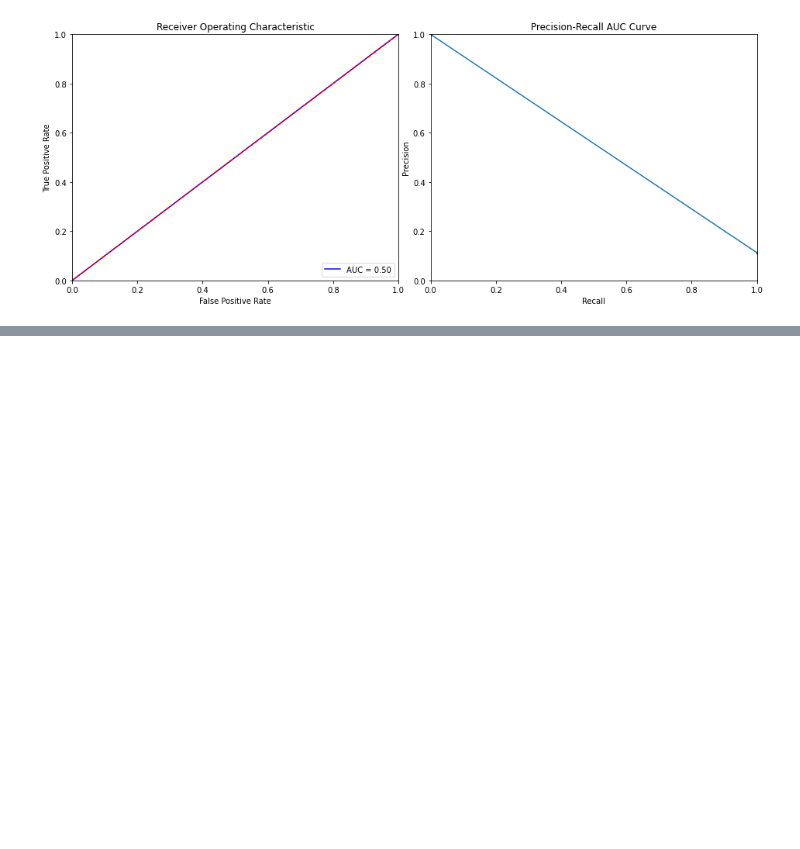
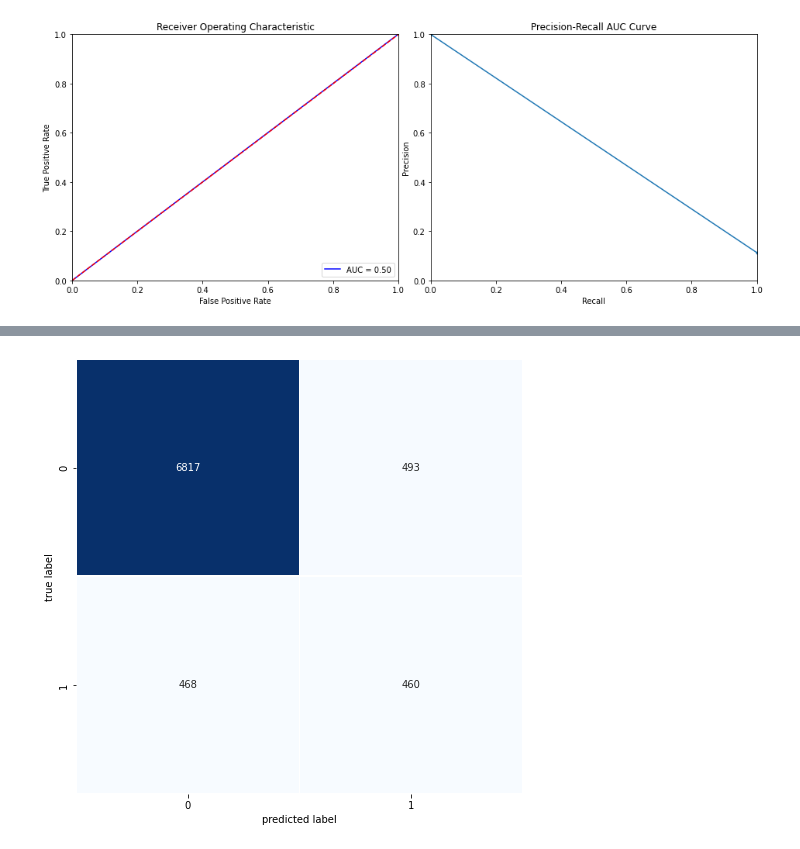
Before and after one commit to ShawnLiu119/Bank-Marketing_Clas-Clus-AppDev, a Jupyter notebook: BankMkting_NN_OrdinalEncoding_0802.ipynb, the cells around one changed output, grey strips where cells are left out. Drawn from its saved outputs; the diff is of its cells as text; code cells hidden in the pictures; blank space fills up the shorter version.

```diff
--- a/BankMkting_NN_OrdinalEncoding_0802.ipynb
+++ b/BankMkting_NN_OrdinalEncoding_0802.ipynb
@@ -663,0 +809,2 @@ plot_curve(y_test, preds_m_50)
+# %%
+model_history = model.fit(x_s, y_s,validation_split=0.33, batch_size = 100, epochs = 100)
@@ -663,0 +831,3 @@ plot_curve(y_test, preds_m_50)
+# %%
+preds_50 = model.predict(x_test)
+preds_50 =  [1 if i>0.5 else 0 for i in preds_50]
@@ -663,0 +852,4 @@ plot_curve(y_test, preds_m_50)
+# %%
+plot_confusion_matrix(y_test, preds_50)
+# %% [output]
+[figure, added]
```
Also changed, not shown: parts of 21 cells of this notebook.
